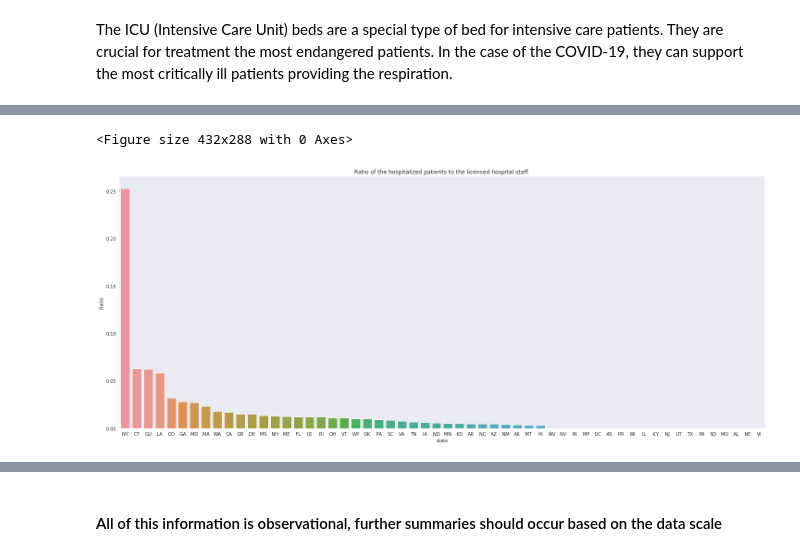
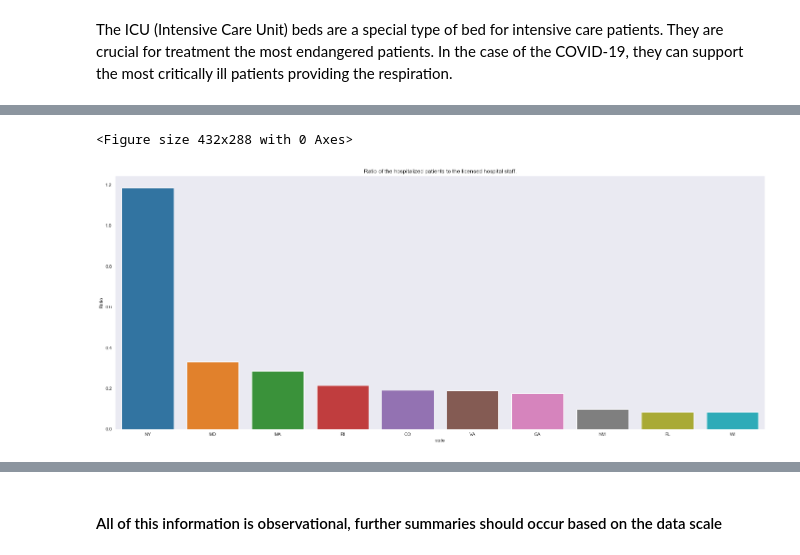
Before and after one commit to WernherVonData/Covid-19-Uncover-Challange, a Jupyter notebook: Be safe - who is in the biggest need of PPE.ipynb, the cells around one changed output, grey strips where cells are left out. Cells and saved outputs as stored; diff of their text form; code cells hidden in the pictures.

```diff
--- a/Be safe - who is in the biggest need of PPE.ipynb
+++ b/Be safe - who is in the biggest need of PPE.ipynb
@@ -289,11 +373,11 @@ Now let's see how the number looks for the staff for hospitalized and non-hospit
 # %%
 plt.clf()
 plt.figure(figsize=(25,10))
-ax = sns.barplot(x='state', y='hospitalized_per_staff', data=df_state.sort_values(by='hospitalized_per_staff', ascending=False))
+ax = sns.barplot(x='state', y='hospitalized_per_staff', data=df_state.sort_values(by='hospitalized_per_staff', ascending=False).head(10))
 ax.set_title("Ratio of the hospitalized patients to the licensed hospital staff.")
 ax.set_ylabel("Ratio")
 plt.show()
 # %% [output]
 <Figure size 432x288 with 0 Axes>
-[figure, old version]
+[figure, new version]
 # %% [markdown]
```
Also changed, not shown: parts of 24 cells of this notebook.
